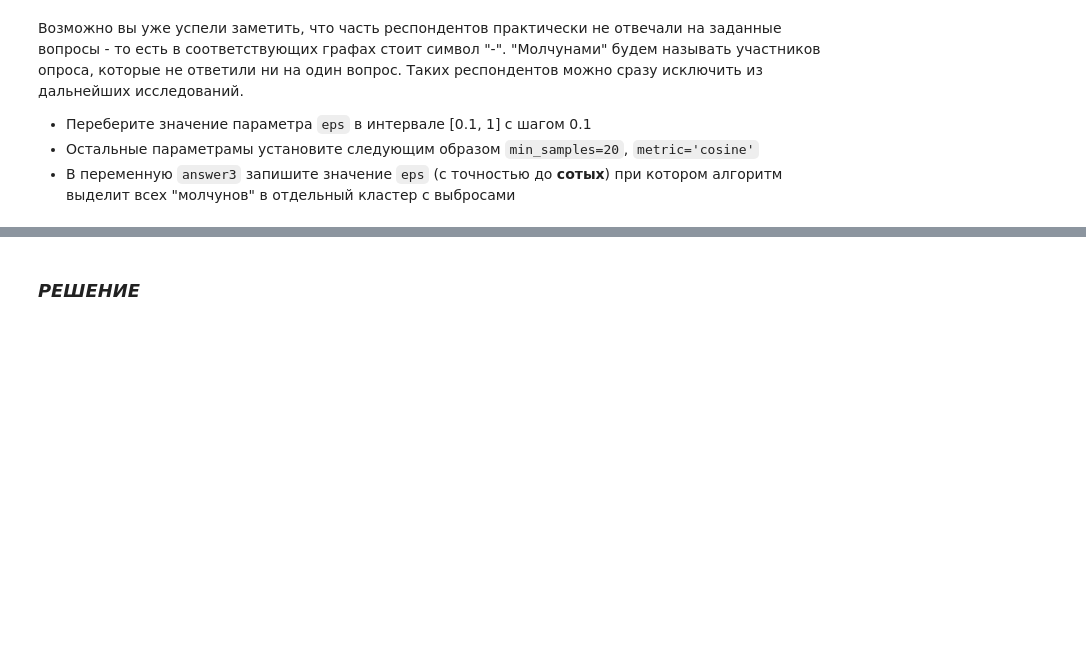
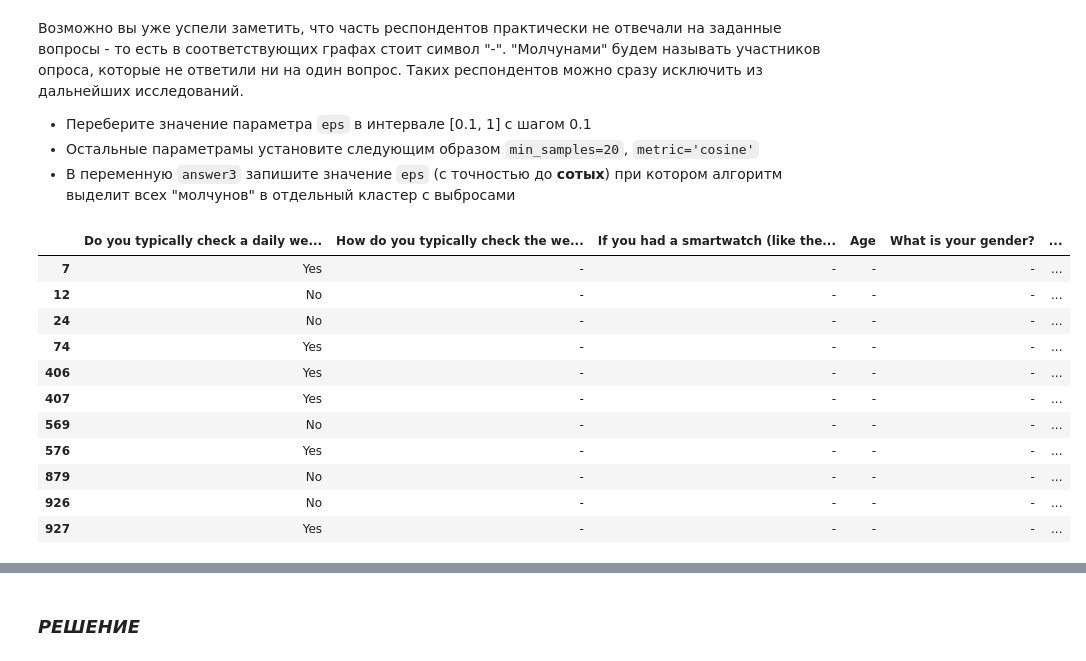
Before and after one commit to MuzaffarSoliyev/python_for_data_analysis, a Jupyter notebook: task-4.1/task-4.1.ipynb, the cells around one changed output, grey strips where cells are left out. Drawn from its saved outputs; the diff is of its cells as text; code cells hidden in the pictures; blank space fills up the shorter version.

```diff
--- a/task-4.1/task-4.1.ipynb
+++ b/task-4.1/task-4.1.ipynb
@@ -102,3 +121,30 @@ dend = dendrogram(Z, orientation='left', color_threshold=0.0)
 * В переменную `answer3` запишите значение `eps` (c точностью до **сотых**) при котором алгоритм выделит всех "молчунов" в отдельный кластер с выбросами
 # %%
 from sklearn.cluster import DBSCAN
+# %%
+data = df[(df['How do you typically check the weather?'] == '-') &
+   (df['A specific website or app (please provide the answer)'] == '-') &
+   (df['If you had a smartwatch (like the soon to be released Apple Watch), how likely or unlikely would you be to check the weather on that device?'] == '-') &
+   (df['Age'] == '-') &
+   (df['What is your gender?'] == '-') &
+   (df['How much total combined money did all members of your HOUSEHOLD earn last year?'] == '-') &
+   (df['US Region'] == '-')
+  ]
+# %%
+data = data.drop(labels=data.columns[0], axis=1)
+data = data.drop(labels=data.columns[2], axis=1)
+# %%
+data
+# %% [output]
+|  | Do you typically check a daily we... | How do you typically check the we... | If you had a smartwatch (like the... | Age | What is your gender? | ... |
+| 7 | Yes | - | - | - | - | ... |
+| 12 | No | - | - | - | - | ... |
+| 24 | No | - | - | - | - | ... |
+| 74 | Yes | - | - | - | - | ... |
+| 406 | Yes | - | - | - | - | ... |
+| 407 | Yes | - | - | - | - | ... |
+| 569 | No | - | - | - | - | ... |
+| 576 | Yes | - | - | - | - | ... |
+| 879 | No | - | - | - | - | ... |
+| 926 | No | - | - | - | - | ... |
+| 927 | Yes | - | - | - | - | ... |
```
Also changed, not shown: parts of 14 cells of this notebook, 3 other files.
